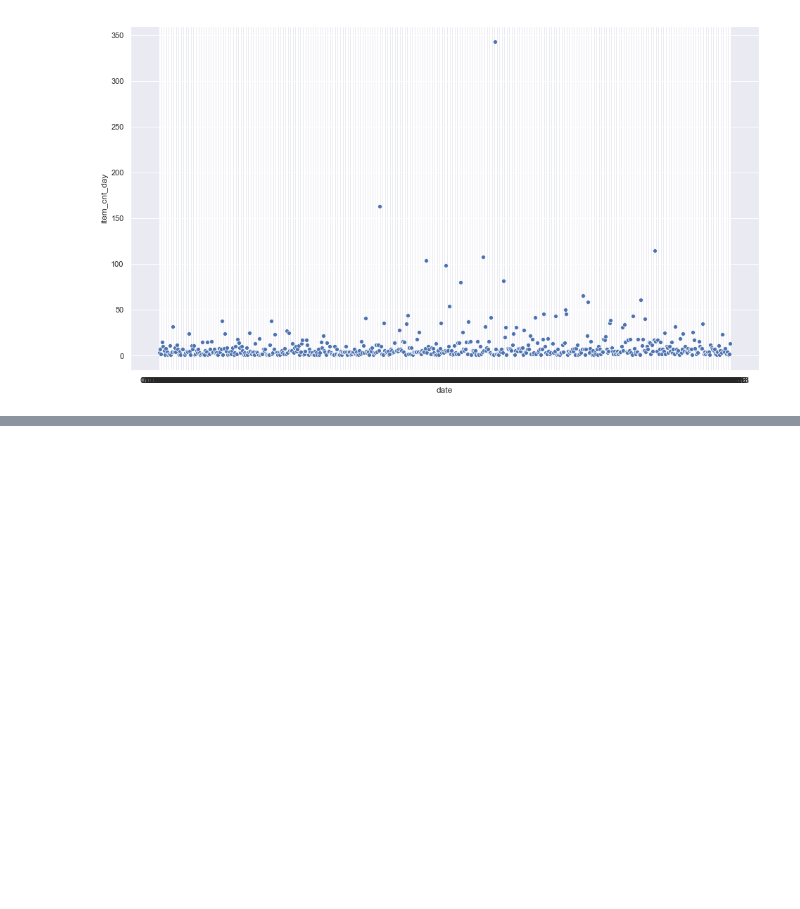
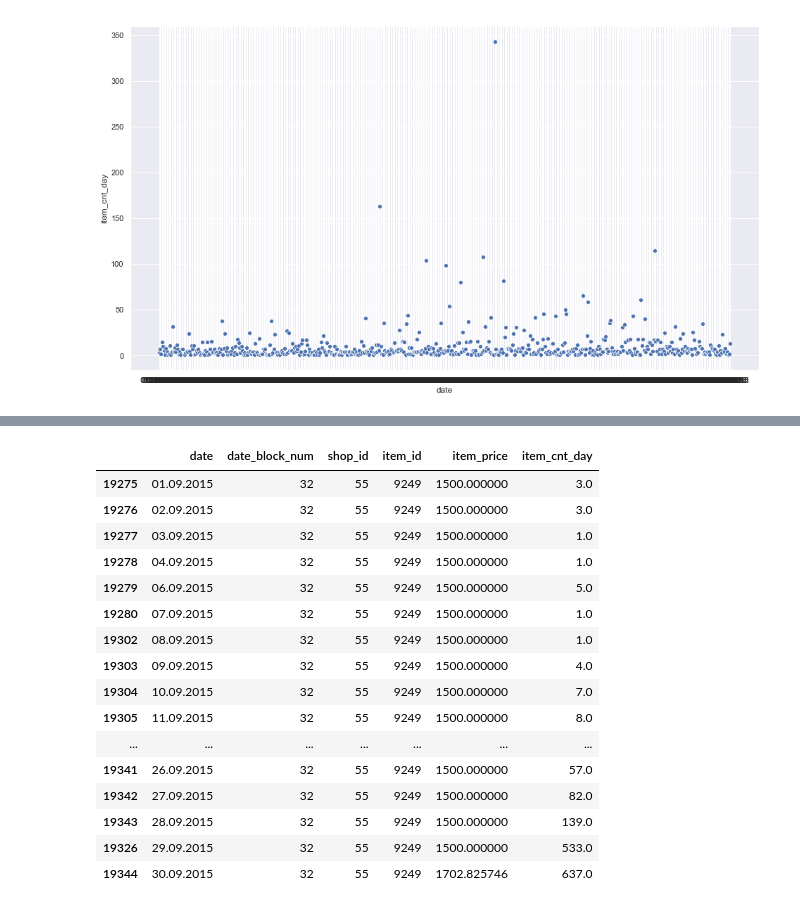
Before and after one commit to babinu-uthup-4JESUS-zz/Kaggle-Predict-Future-Sales, a Jupyter notebook: data_analysis_and_models/data_analysis_and_models.ipynb, the cells around one changed output, grey strips where cells are left out. Cells and saved outputs as stored; diff of their text form; code cells hidden in the pictures; blank space fills up the shorter version.

```diff
--- a/data_analysis_and_models/data_analysis_and_models.ipynb
+++ b/data_analysis_and_models/data_analysis_and_models.ipynb
@@ -167,0 +309,20 @@ Since, we want to predict a monthly estimate in the end, let us start with the m
+# %%
+validation_data[(validation_data['shop_id'] == 55) & (validation_data['item_id'] == 9249)].sort_values(by=['date'])
+# %% [output]
+|  | date | date_block_num | shop_id | item_id | item_price | item_cnt_day |
+| 19275 | 01.09.2015 | 32 | 55 | 9249 | 1500.000000 | 3.0 |
+| 19276 | 02.09.2015 | 32 | 55 | 9249 | 1500.000000 | 3.0 |
+| 19277 | 03.09.2015 | 32 | 55 | 9249 | 1500.000000 | 1.0 |
+| 19278 | 04.09.2015 | 32 | 55 | 9249 | 1500.000000 | 1.0 |
+| 19279 | 06.09.2015 | 32 | 55 | 9249 | 1500.000000 | 5.0 |
+| 19280 | 07.09.2015 | 32 | 55 | 9249 | 1500.000000 | 1.0 |
+| 19302 | 08.09.2015 | 32 | 55 | 9249 | 1500.000000 | 1.0 |
+| 19303 | 09.09.2015 | 32 | 55 | 9249 | 1500.000000 | 4.0 |
+| 19304 | 10.09.2015 | 32 | 55 | 9249 | 1500.000000 | 7.0 |
+| 19305 | 11.09.2015 | 32 | 55 | 9249 | 1500.000000 | 8.0 |
+| ... | ... | ... | ... | ... | ... | ... |
+| 19341 | 26.09.2015 | 32 | 55 | 9249 | 1500.000000 | 57.0 |
+| 19342 | 27.09.2015 | 32 | 55 | 9249 | 1500.000000 | 82.0 |
+| 19343 | 28.09.2015 | 32 | 55 | 9249 | 1500.000000 | 139.0 |
+| 19326 | 29.09.2015 | 32 | 55 | 9249 | 1500.000000 | 533.0 |
+| 19344 | 30.09.2015 | 32 | 55 | 9249 | 1702.825746 | 637.0 |
```
Also changed, not shown: parts of 45 cells of this notebook.
